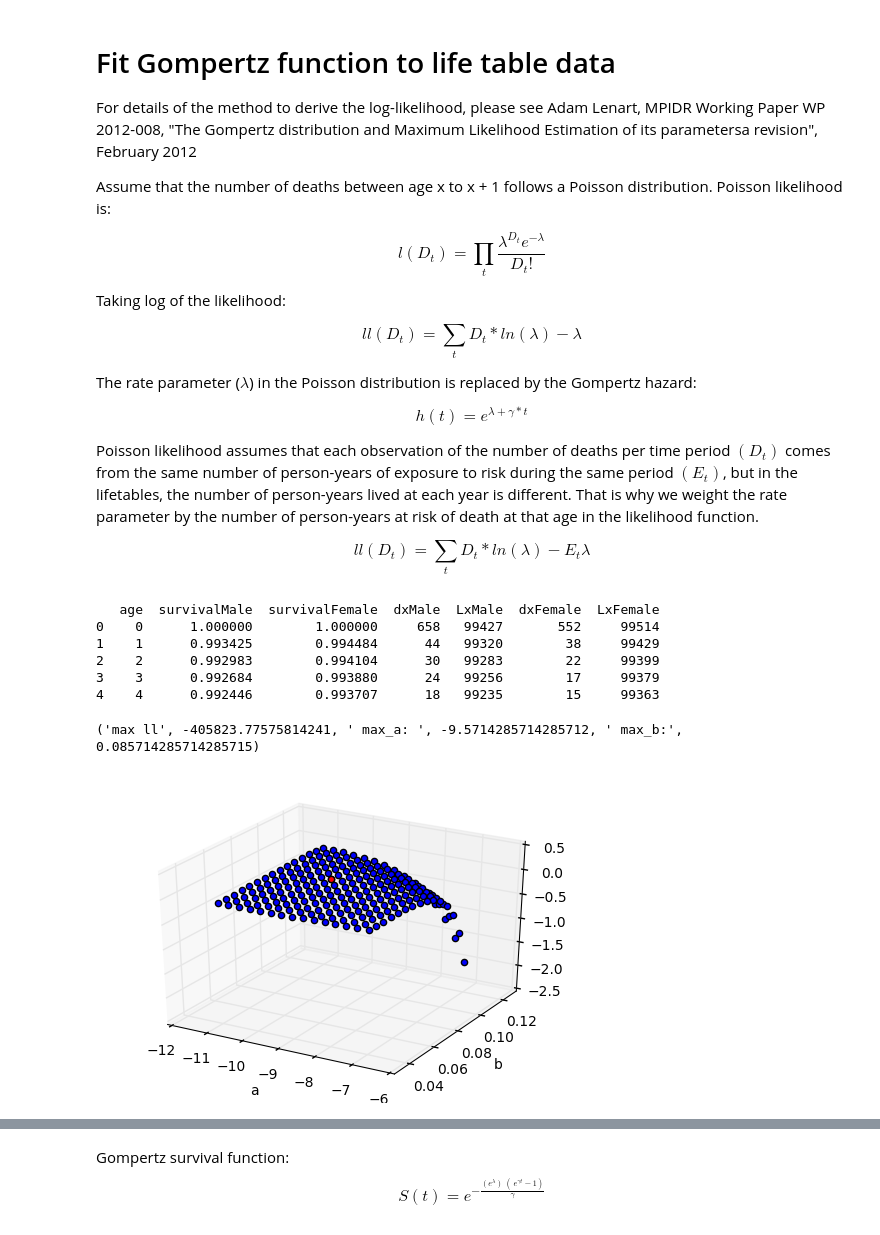
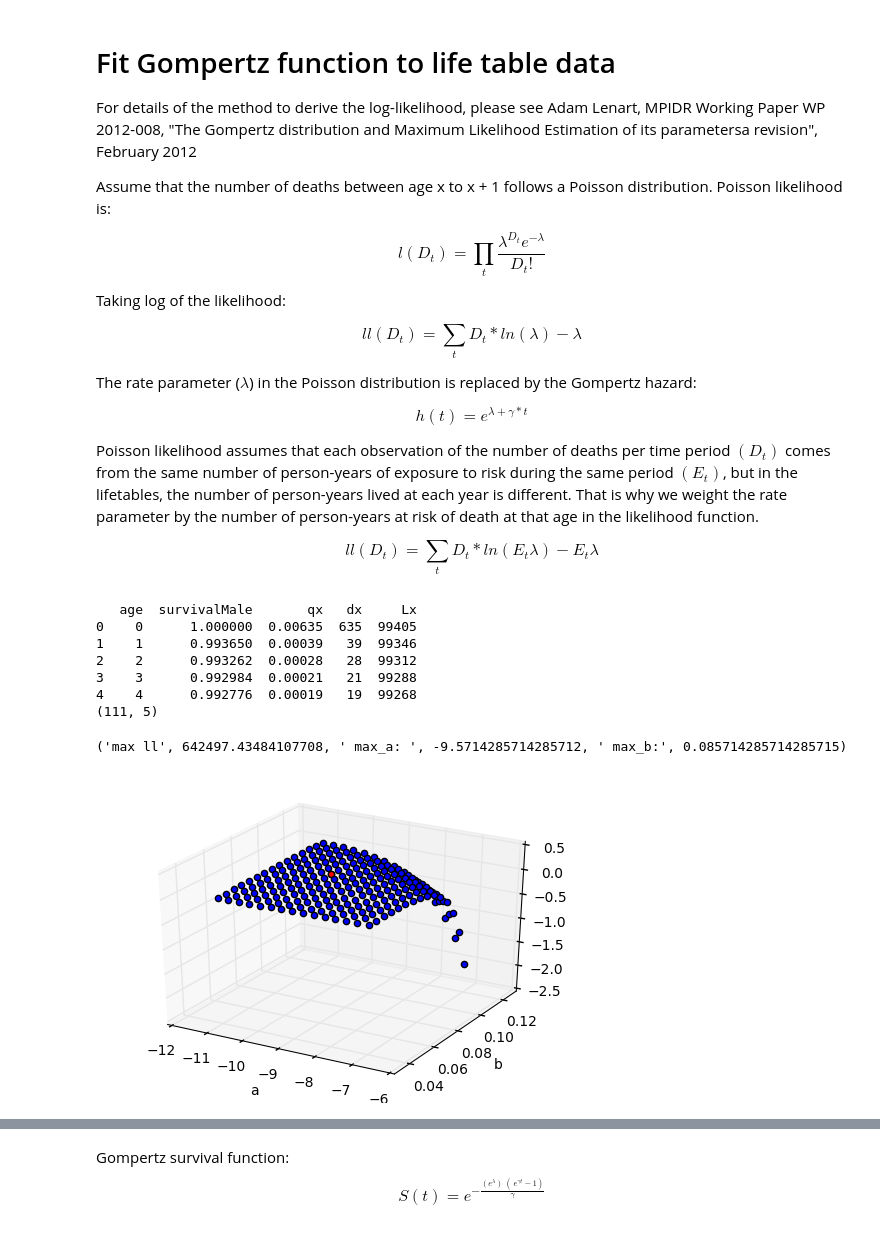
Before and after one commit to MustafaOguz/Survival_Analysis, a Jupyter notebook: 7_Fit_Gompertz_to_Lifetable.ipynb, the cells around one changed output, grey strips where cells are left out. Drawn from its saved outputs; the diff is of its cells as text; code cells hidden in the pictures.

```diff
--- a/7_Fit_Gompertz_to_Lifetable.ipynb
+++ b/7_Fit_Gompertz_to_Lifetable.ipynb
@@ -18,7 +18,7 @@ $$ h(t) = e^{\lambda + \gamma * t} $$
 
 Poisson likelihood assumes that each observation of the number of deaths per time period $(D_{t})$ comes from the same number of person-years of exposure to risk during the same period $(E_{t})$, but in the lifetables, the number of person-years lived at each year is different. That is why we weight the rate parameter by the number of person-years at risk of death at that age in the likelihood function.
 
-$$ ll(D_{t}) = \sum _t D_{t} * ln(\lambda) - E_{t}\lambda$$
+$$ ll(D_{t}) = \sum _t D_{t} * ln(E_{t}\lambda) - E_{t}\lambda$$
 # %%
 #Integer division will return float value
 from __future__ import division
@@ -39,26 +39,28 @@ osvariable.chdir("C:/Users/Mustafa/Desktop/Github/Survival_Analysis/Survival_Ana
 #To read in csv file
 from pandas import read_csv
 # %%
-#The lifetables are obtained from CDC
-#http://www.cdc.gov/nchs/data/nvsr/nvsr64/nvsr64_11.pdf, Table 2 for Males and Table 3 for Females
+#The lifetables are obtained from mortality.org, 2014 US Male lifetables
+#http://www.mortality.org/hmd/USA/STATS/mltper_1x1.txt
 lifetables_US = read_csv('lifetables_US.csv')
 print(lifetables_US.head())
+print(np.shape(lifetables_US))
 # %% [output]
-   age  survivalMale  survivalFemale  dxMale  LxMale  dxFemale  LxFemale
-0    0      1.000000        1.000000     658   99427       552     99514
-1    1      0.993425        0.994484      44   99320        38     99429
-2    2      0.992983        0.994104      30   99283        22     99399
-3    3      0.992684        0.993880      24   99256        17     99379
-4    4      0.992446        0.993707      18   99235        15     99363
+   age  survivalMale       qx   dx     Lx
+0    0      1.000000  0.00635  635  99405
+1    1      0.993650  0.00039   39  99346
+2    2      0.993262  0.00028   28  99312
+3    3      0.992984  0.00021   21  99288
+4    4      0.992776  0.00019   19  99268
+(111, 5)
 # %%
 #The starting age is 0, but we can also start the fit from a different age
 starting_age = 0
 age = np.array(lifetables_US['age'])[starting_age:]
-time = np.arange(0,100 - starting_age)
+time = np.arange(0,111 - starting_age)
 
 #For this example, we will fit Male mortality data
-dxMale = np.array(lifetables_US['dxMale'])[starting_age:]
-LxMale = np.array(lifetables_US['LxMale'])[starting_age:]
+LxMale = np.array(lifetables_US['Lx'][starting_age:]).astype(np.float)
+dxMale = np.array(lifetables_US['dx'][starting_age:]).astype(np.float)
 survivalMale = np.array(lifetables_US['survivalMale'])[starting_age:]
 
 #Prepare the data, age and the number of person-years lived at that age
@@ -67,7 +69,7 @@ gompertz_data = np.column_stack((time,LxMale))
 #Define the loglikelihood function
 def ll_gompertz(y,X,a,b):
     rate = np.exp(a + b * X[:,0])
-    ll = (y * np.log(rate) - X[:,1] * rate)
+    ll = (y * np.log(X[:,1] * rate) - X[:,1] * rate)
     return ll
 
 class Gompertz(GenericLikelihoodModel):
@@ -82,35 +84,35 @@ class Gompertz(GenericLikelihoodModel):
         if start_params == None:
             start_params = np.repeat(0.01,2)
         return super(Gompertz, self).fit(start_params = start_params, maxiter = maxiter, maxfun = maxfun,**kwds)
 
 # We can take a look at the likelihood function.
 arange = np.linspace(-7,-11,15)
 brange = np.linspace(0.04,0.12,15)
 
 fig = plt.figure(1)
 ax = fig.add_subplot(111, projection='3d')
 
 max_ll = -np.inf
 for a in arange:
     for b in brange:
         ll = sum(ll_gompertz(dxMale,gompertz_data,a,b))
         if ll > max_ll:
             max_ll = ll
             max_a = a
             max_b = b
         ax.scatter(a,b,ll)
 ll = sum(ll_gompertz(dxMale,gompertz_data,max_a,max_b))
 ax.scatter(max_a,max_b,ll,c ='red')
 
 ax.set_xlabel('a')
 ax.set_ylabel('b')
 ax.set_zlabel('ll')
 
 print('max ll',max_ll,' max_a: ', max_a,' max_b:',max_b)
 #The highest log=likelihood value is the red dot.
 # %% [output]
-('max ll', -405823.77575814241, ' max_a: ', -9.5714285714285712, ' max_b:', 0.085714285714285715)
+('max ll', 642497.43484107708, ' max_a: ', -9.5714285714285712, ' max_b:', 0.085714285714285715)
-[figure, old version]
+[figure, new version]
 # %%
 mod_gompertz = Gompertz(dxMale,gompertz_data)
 #Fit Gompertz model
```
Also changed, not shown: parts of 2 cells of this notebook.
